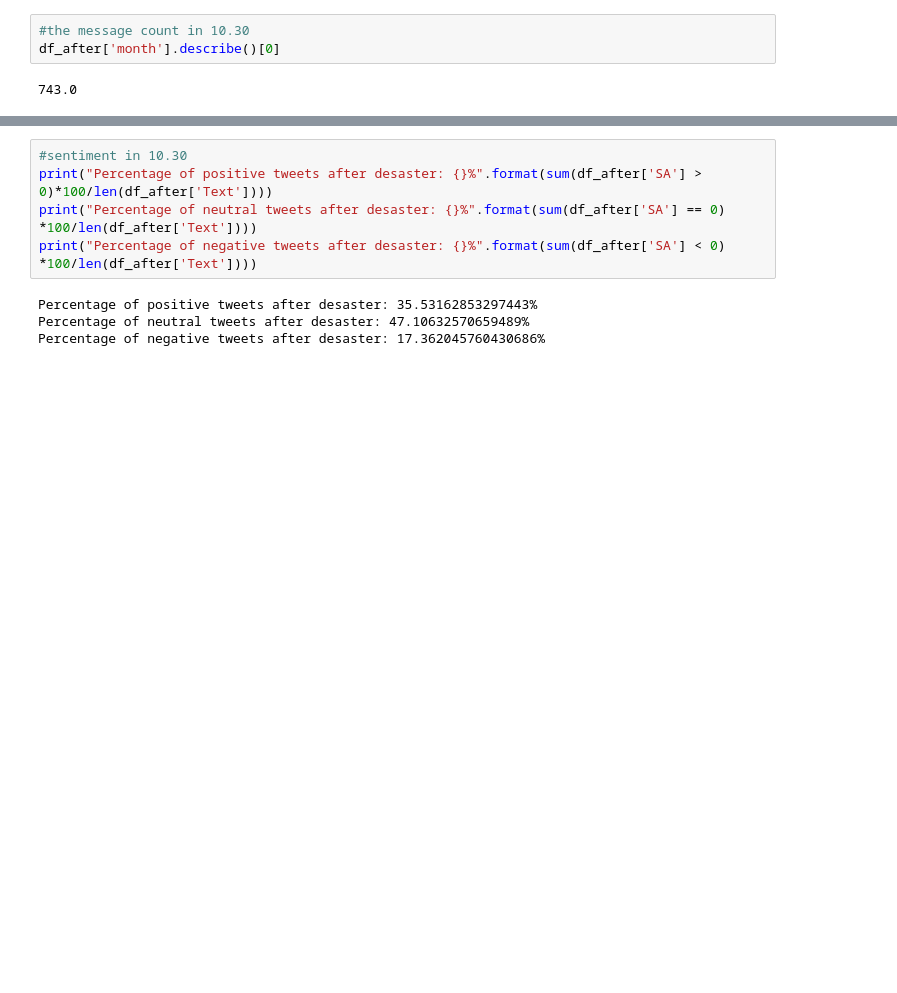
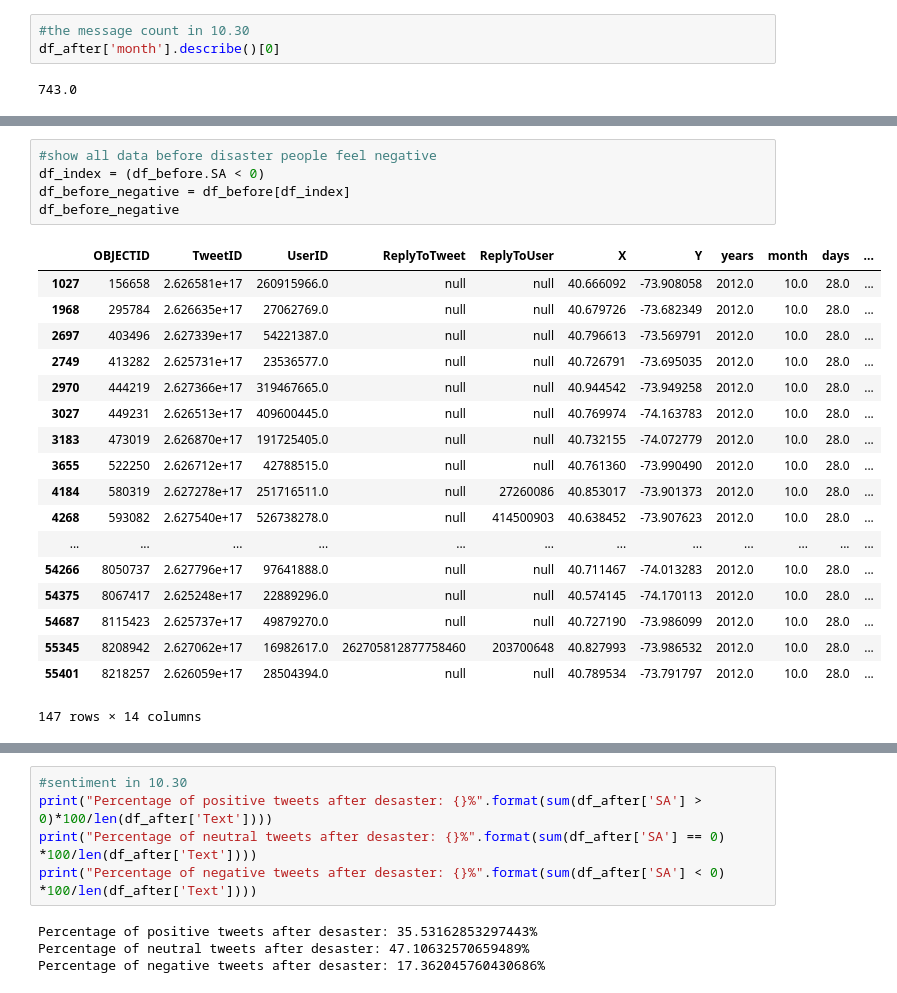
Before and after one commit to juran321/TextClassification_SandyData, a Jupyter notebook: Sentiment+Analysis.ipynb, the cells around one changed output, grey strips where cells are left out. Cells and saved outputs as stored; diff of their text form; blank space fills up the shorter version.

```diff
--- a/Sentiment+Analysis.ipynb
+++ b/Sentiment+Analysis.ipynb
@@ -113,0 +138,24 @@ sum(df_after['SA'] > 0)*100/len(df_after['Text'])
+# %%
+#show all data before disaster people feel negative
+df_index = (df_before.SA < 0)
+df_before_negative = df_before[df_index]
+df_before_negative
+# %% [output]
+|  | OBJECTID | TweetID | UserID | ReplyToTweet | ReplyToUser | X | Y | years | month | days | ... |
+| 1027 | 156658 | 2.626581e+17 | 260915966.0 | null | null | 40.666092 | -73.908058 | 2012.0 | 10.0 | 28.0 | ... |
+| 1968 | 295784 | 2.626635e+17 | 27062769.0 | null | null | 40.679726 | -73.682349 | 2012.0 | 10.0 | 28.0 | ... |
+| 2697 | 403496 | 2.627339e+17 | 54221387.0 | null | null | 40.796613 | -73.569791 | 2012.0 | 10.0 | 28.0 | ... |
+| 2749 | 413282 | 2.625731e+17 | 23536577.0 | null | null | 40.726791 | -73.695035 | 2012.0 | 10.0 | 28.0 | ... |
+| 2970 | 444219 | 2.627366e+17 | 319467665.0 | null | null | 40.944542 | -73.949258 | 2012.0 | 10.0 | 28.0 | ... |
+| 3027 | 449231 | 2.626513e+17 | 409600445.0 | null | null | 40.769974 | -74.163783 | 2012.0 | 10.0 | 28.0 | ... |
+| 3183 | 473019 | 2.626870e+17 | 191725405.0 | null | null | 40.732155 | -74.072779 | 2012.0 | 10.0 | 28.0 | ... |
+| 3655 | 522250 | 2.626712e+17 | 42788515.0 | null | null | 40.761360 | -73.990490 | 2012.0 | 10.0 | 28.0 | ... |
+| 4184 | 580319 | 2.627278e+17 | 251716511.0 | null | 27260086 | 40.853017 | -73.901373 | 2012.0 | 10.0 | 28.0 | ... |
+| 4268 | 593082 | 2.627540e+17 | 526738278.0 | null | 414500903 | 40.638452 | -73.907623 | 2012.0 | 10.0 | 28.0 | ... |
+| ... | ... | ... | ... | ... | ... | ... | ... | ... | ... | ... | ... |
+| 54266 | 8050737 | 2.627796e+17 | 97641888.0 | null | null | 40.711467 | -74.013283 | 2012.0 | 10.0 | 28.0 | ... |
+| 54375 | 8067417 | 2.625248e+17 | 22889296.0 | null | null | 40.574145 | -74.170113 | 2012.0 | 10.0 | 28.0 | ... |
+| 54687 | 8115423 | 2.625737e+17 | 49879270.0 | null | null | 40.727190 | -73.986099 | 2012.0 | 10.0 | 28.0 | ... |
+| 55345 | 8208942 | 2.627062e+17 | 16982617.0 | 262705812877758460 | 203700648 | 40.827993 | -73.986532 | 2012.0 | 10.0 | 28.0 | ... |
+| 55401 | 8218257 | 2.626059e+17 | 28504394.0 | null | null | 40.789534 | -73.791797 | 2012.0 | 10.0 | 28.0 | ... |
+147 rows × 14 columns
```
Also changed, not shown: parts of 8 cells of this notebook, 3 other files.
